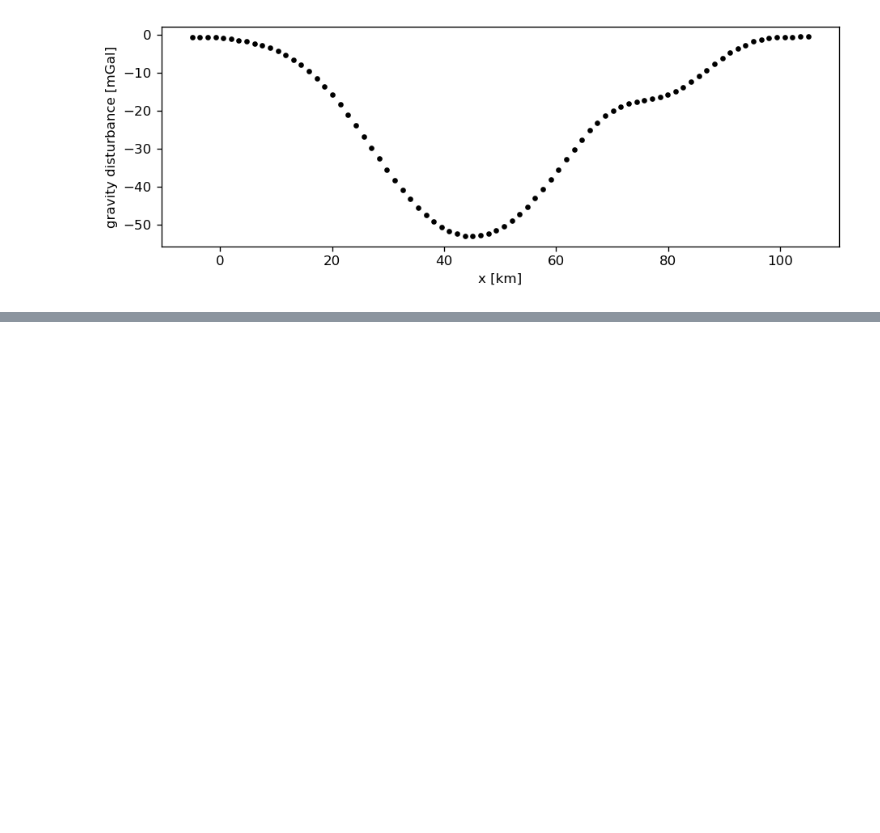
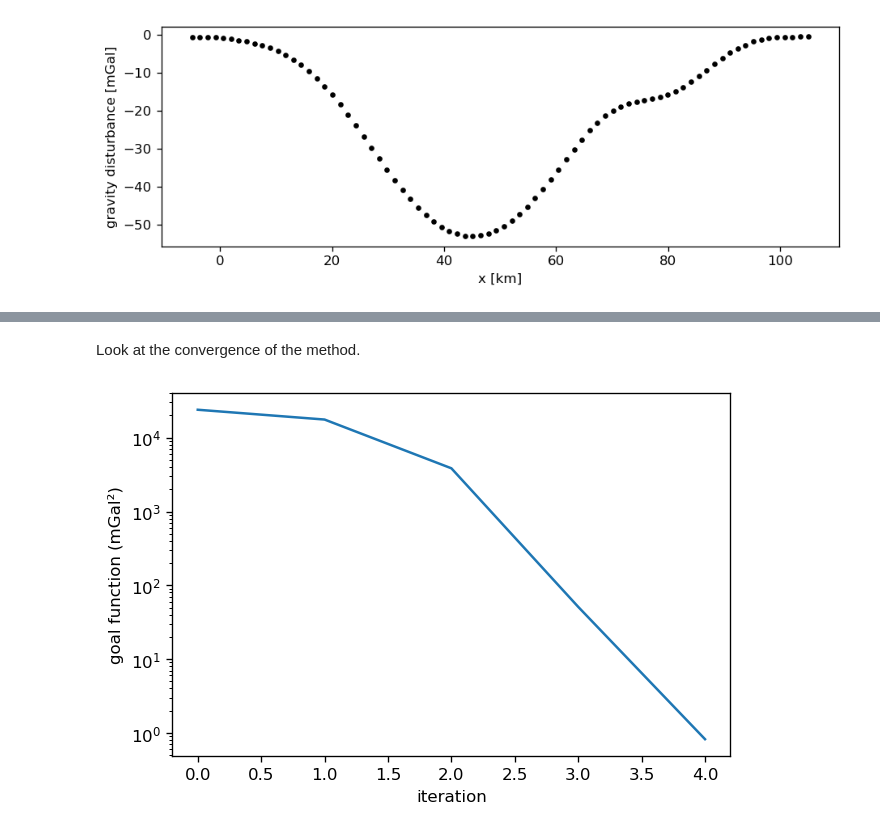
Before and after one commit to compgeolab/2020-aachen-inverse-problems, a Jupyter notebook: gravity-inversion-solution.ipynb, the cells around one changed output, grey strips where cells are left out. Drawn from its saved outputs; the diff is of its cells as text; code cells hidden in the pictures; blank space fills up the shorter version.

```diff
--- a/gravity-inversion-solution.ipynb
+++ b/gravity-inversion-solution.ipynb
@@ -106,0 +158,11 @@ plt.imshow(jacobian)
+# %% [markdown]
+Look at the convergence of the method.
+# %%
+plt.figure()
+plt.plot(goal_function)
+plt.yscale("log")
+plt.xlabel("iteration")
+plt.ylabel("goal function (mGal²)")
+plt.show()
+# %% [output]
+[figure, added]
```
Also changed, not shown: parts of 20 cells of this notebook.
